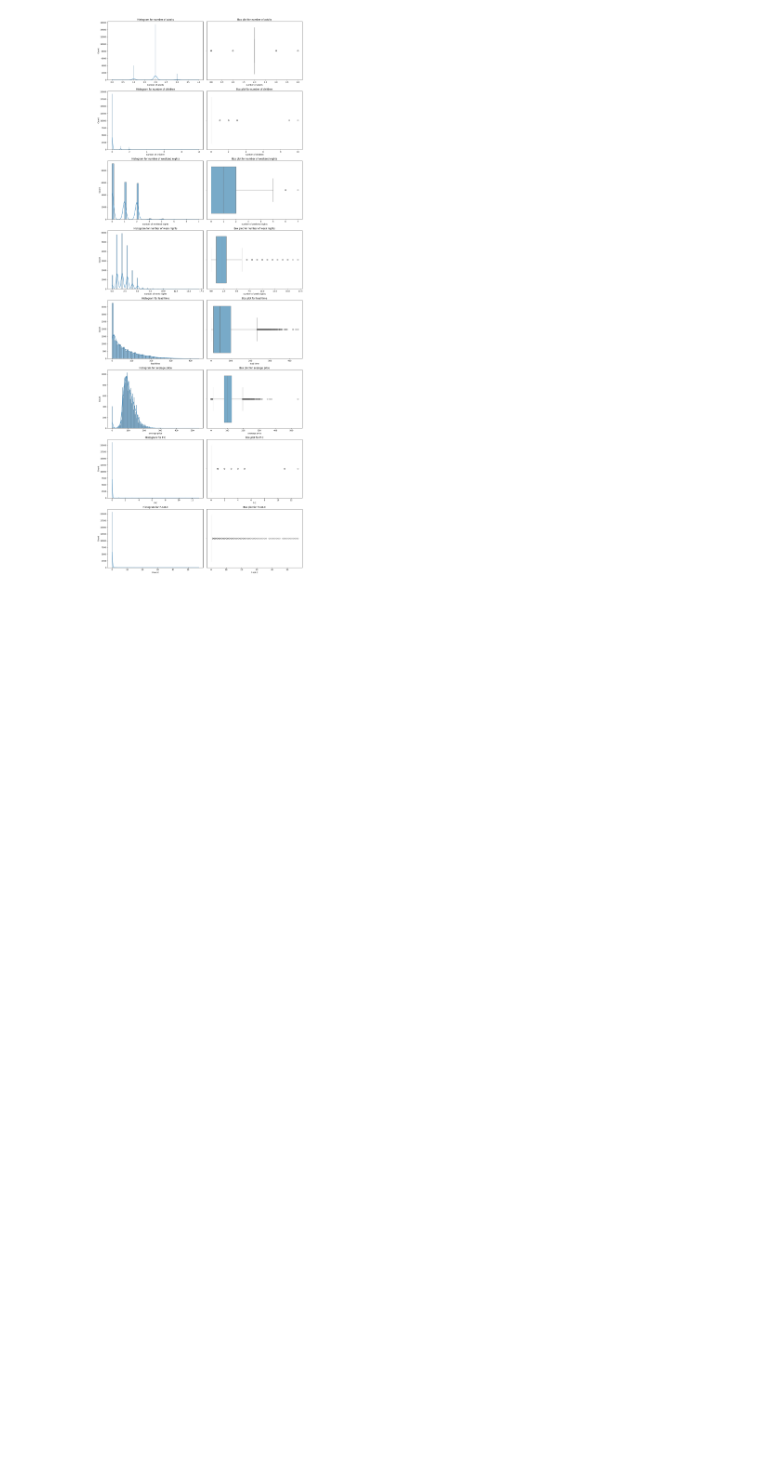
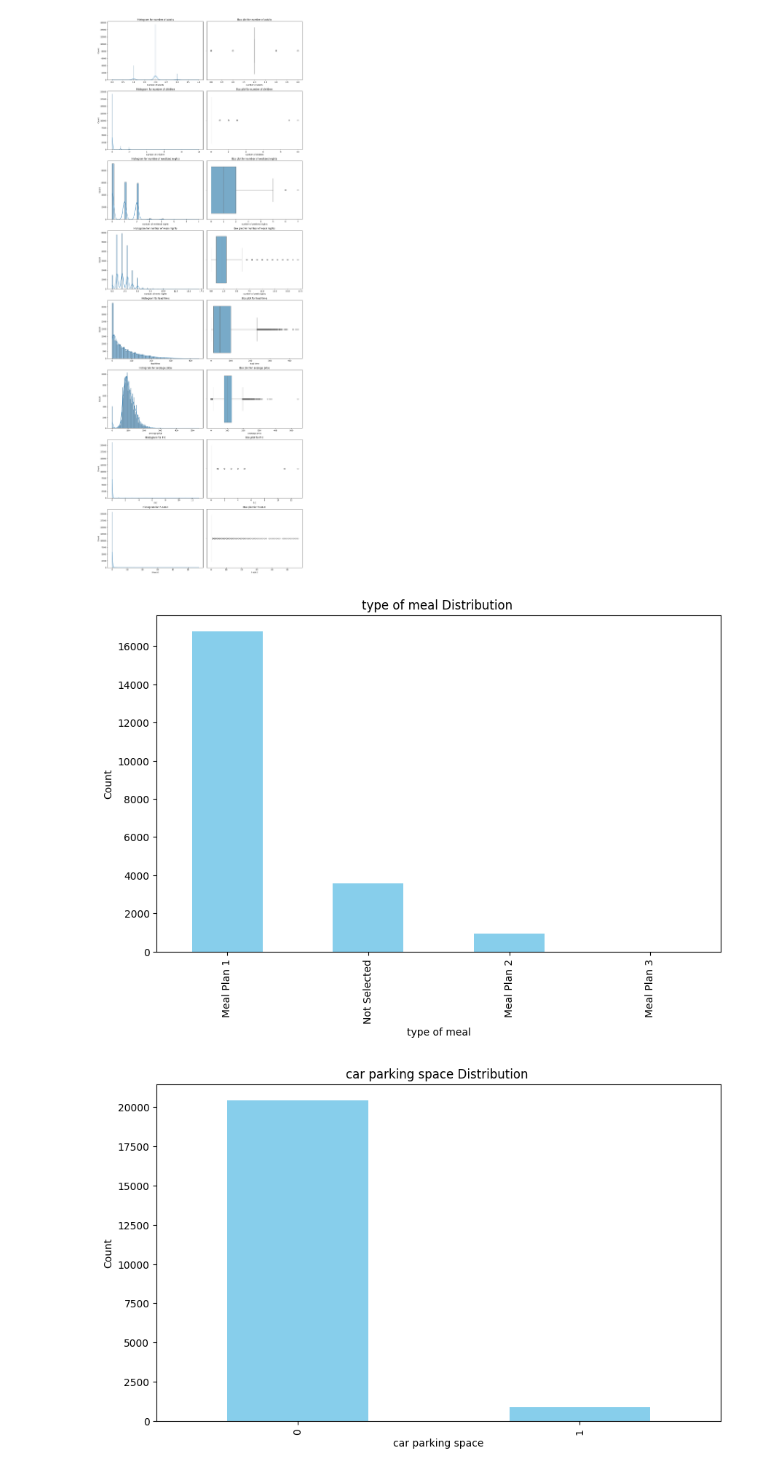
Before and after one commit to ankushsingh003/APEX-FORGE, a Jupyter notebook: notebook/notebook.ipynb, the cells around one changed output. Saved outputs shown, nothing was run; the diff lists cells and outputs as text; code cells hidden in the pictures; blank space fills up the shorter version.

```diff
--- a/notebook/notebook.ipynb
+++ b/notebook/notebook.ipynb
@@ -231,7 +231,7 @@ Index(['number of adults', 'number of children', 'number of weekend nights',
       dtype='str')
 # %%
 categorical_cols = [
-    "type of mean" , "car parking space" , "room type" , "market segment type" , "repeated" , "booking status"
+    "type of meal" , "car parking space" , "room type" , "market segment type" , "repeated" , "booking status"
 ]
 # %%
 numerical_cols = [
@@ -271,3 +271,17 @@ def num_plot_dist(train , numerical_cols):
 num_plot_dist(df_copy , numerical_cols=numerical_cols)
 # %% [output]
 [figure]
+# %%
+for cat_feature in categorical_cols:
+    if cat_feature in df_copy.columns:  # Add this check
+        plt.figure(figsize=(10,6))
+        df_copy[cat_feature].value_counts().plot(kind="bar", color="skyblue")
+        plt.title(f"{cat_feature} Distribution ")
+        plt.xlabel(cat_feature)
+        plt.ylabel("Count")
+        plt.show()
+    else:
+        print(f"Column '{cat_feature}' not found in dataframe")
+# %% [output]
+[figure, added]
+[figure, added]
```
Also changed, not shown: parts of 85 cells of this notebook, 3 other files.
